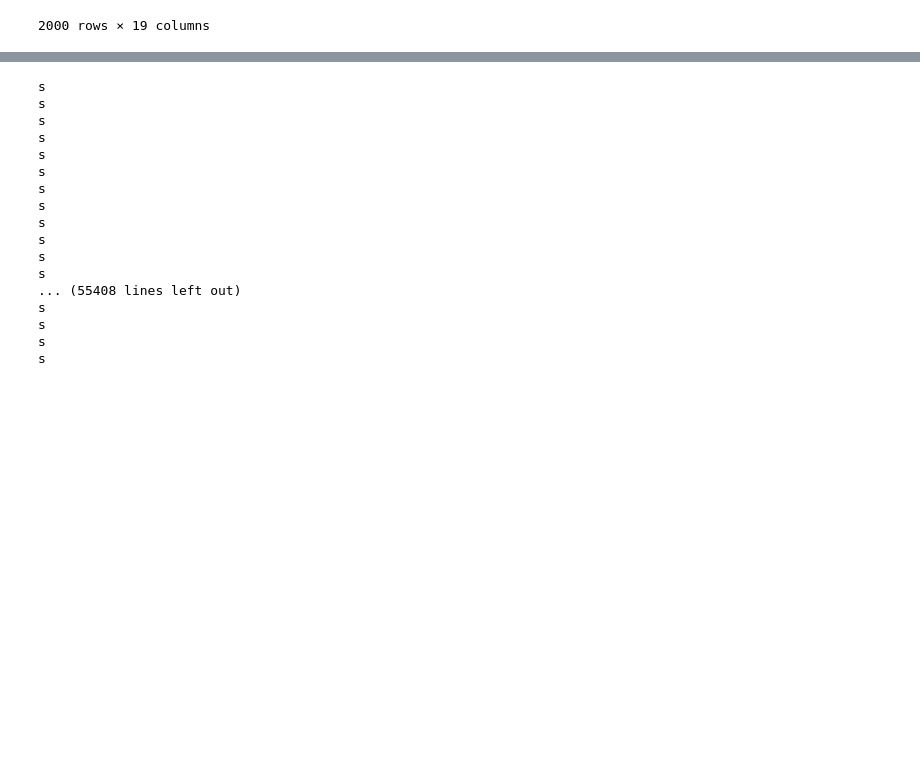
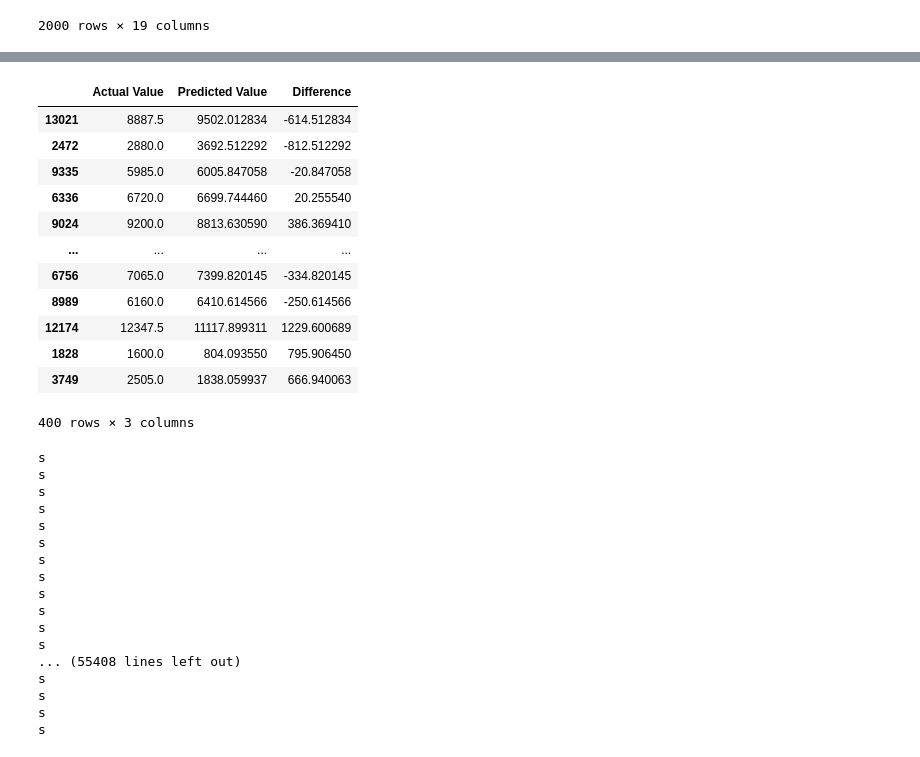
Before and after one commit to viderson/gym_pipeline, a Jupyter notebook: analysis/model_training.ipynb, the cells around one changed output, grey strips where cells are left out. Drawn from its saved outputs; the diff is of its cells as text; code cells hidden in the pictures; blank space fills up the shorter version.

```diff
--- a/analysis/model_training.ipynb
+++ b/analysis/model_training.ipynb
@@ -75,3 +223,20 @@ y_train.shape
+# %%
+pred_df=pd.DataFrame({'Actual Value':y_test,'Predicted Value':y_pred,'Difference':y_test-y_pred})
+pred_df
+# %% [output]
+|  | Actual Value | Predicted Value | Difference |
+| 13021 | 8887.5 | 9502.012834 | -614.512834 |
+| 2472 | 2880.0 | 3692.512292 | -812.512292 |
+| 9335 | 5985.0 | 6005.847058 | -20.847058 |
+| 6336 | 6720.0 | 6699.744460 | 20.255540 |
+| 9024 | 9200.0 | 8813.630590 | 386.369410 |
+| ... | ... | ... | ... |
+| 6756 | 7065.0 | 7399.820145 | -334.820145 |
+| 8989 | 6160.0 | 6410.614566 | -250.614566 |
+| 12174 | 12347.5 | 11117.899311 | 1229.600689 |
+| 1828 | 1600.0 | 804.093550 | 795.906450 |
+| 3749 | 2505.0 | 1838.059937 | 666.940063 |
+400 rows × 3 columns
 # %%
 while(True):
     print('s')
```
Also changed, not shown: parts of 15 cells of this notebook, 11 other files.
